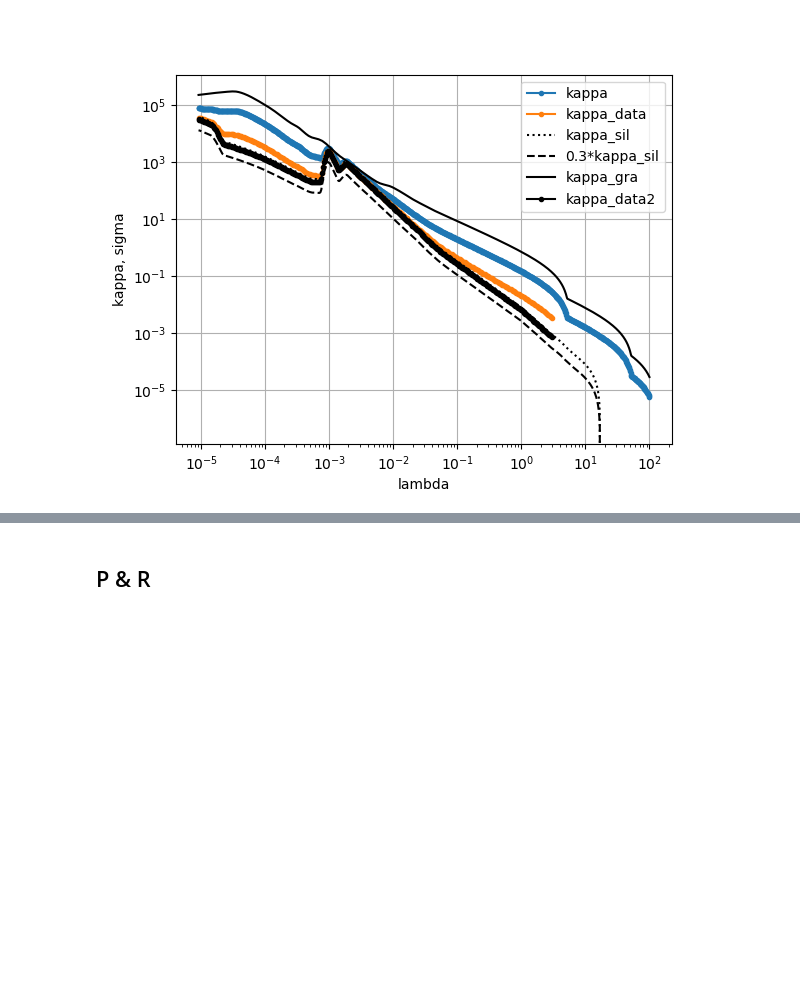
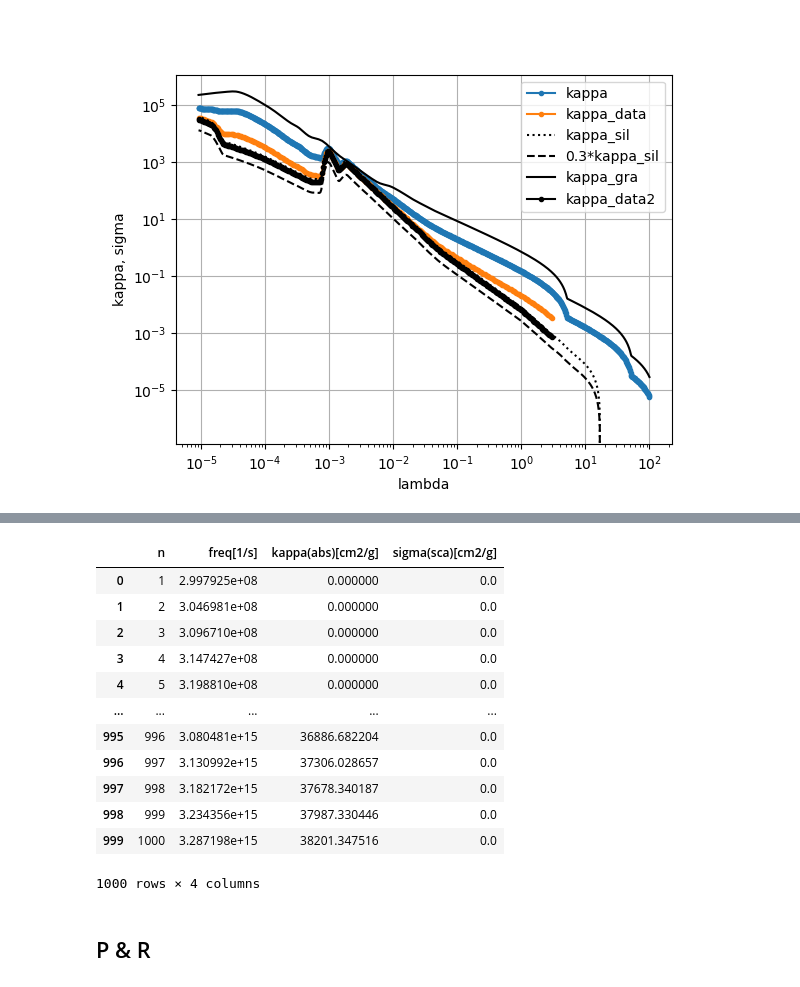
Before and after one commit to astro-kaba4ek/opacities_for_HURAKAN, a Jupyter notebook: prog.ipynb, the cells around one changed output, grey strips where cells are left out. Drawn from its saved outputs; the diff is of its cells as text; code cells hidden in the pictures; blank space fills up the shorter version.

```diff
--- a/prog.ipynb
+++ b/prog.ipynb
@@ -180,3 +180,19 @@ plt.show()
+# %%
+df_mult_data11
+# %% [output]
+|  | n | freq[1/s] | kappa(abs)[cm2/g] | sigma(sca)[cm2/g] |
+| 0 | 1 | 2.997925e+08 | 0.000000 | 0.0 |
+| 1 | 2 | 3.046981e+08 | 0.000000 | 0.0 |
+| 2 | 3 | 3.096710e+08 | 0.000000 | 0.0 |
+| 3 | 4 | 3.147427e+08 | 0.000000 | 0.0 |
+| 4 | 5 | 3.198810e+08 | 0.000000 | 0.0 |
+| ... | ... | ... | ... | ... |
+| 995 | 996 | 3.080481e+15 | 36886.682204 | 0.0 |
+| 996 | 997 | 3.130992e+15 | 37306.028657 | 0.0 |
+| 997 | 998 | 3.182172e+15 | 37678.340187 | 0.0 |
+| 998 | 999 | 3.234356e+15 | 37987.330446 | 0.0 |
+| 999 | 1000 | 3.287198e+15 | 38201.347516 | 0.0 |
+1000 rows × 4 columns
 # %% [markdown]
 ## P & R
 # %%
```
Also changed, not shown: parts of 1 cell of this notebook, 4 other files.
